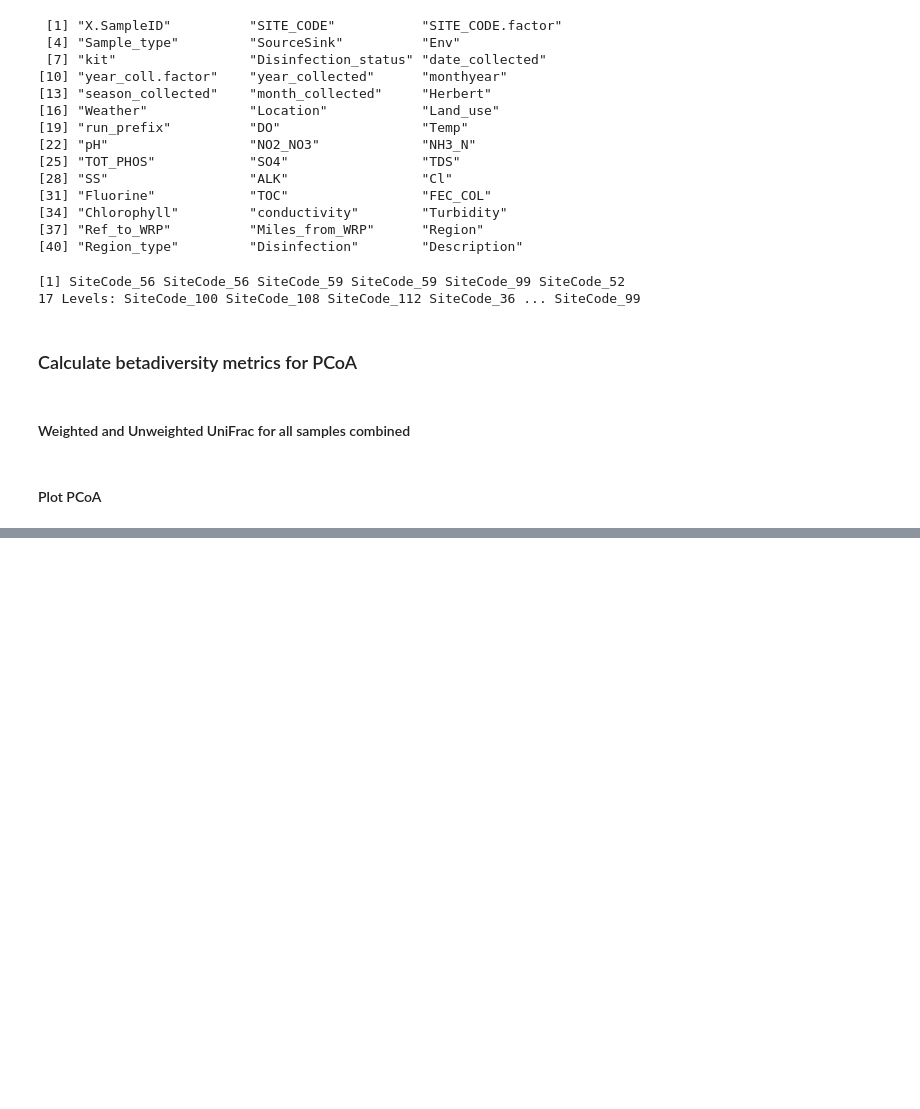
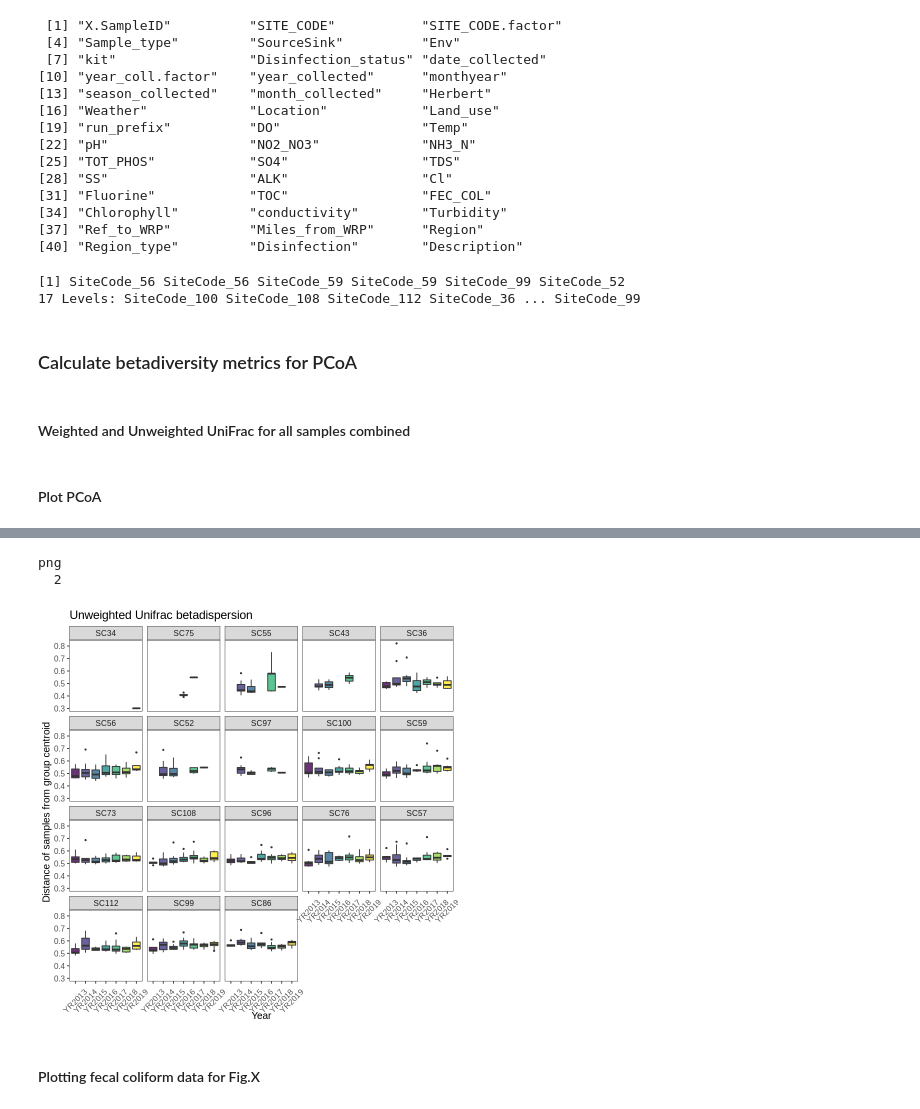
Before and after one commit to hollylutz/CAWS, a Jupyter notebook: CAWS_betadiversity.ipynb, the cells around one changed output, grey strips where cells are left out. Cells and saved outputs as stored; diff of their text form; code cells hidden in the pictures; blank space fills up the shorter version.

```diff
--- a/CAWS_betadiversity.ipynb
+++ b/CAWS_betadiversity.ipynb
@@ -305,0 +298,6 @@ png
+# %%
+#Estimate betadispersion - eighted unifrac
+beta.disp.uf = betadisper(unif.dist,group = sample_data(ps.t)$SITE_CODE.factor)
+beta.disp.uf = beta.disp.uf$distances
+beta.disp.uf = data.frame(d = beta.disp.uf, X.SampleID = names(beta.disp.uf))
+beta.disp.uf2 = left_join(beta.disp.uf, sample_tab, by="X.SampleID")
@@ -305,0 +331,39 @@ png
+# %%
+#This code will arrange your values by the mean betadispersion so the boxplots look nice;
+#Need to be careful if color codes matter, may want to manually color if so
+avg_obs <- aggregate(d ~ SITE_CODE.factor, data = beta.disp.uf2, mean)
+beta.disp.uf2$SITE_CODE.factor <-factor(beta.disp.uf2$SITE_CODE.factor, levels=avg_obs[order(avg_obs$d), "SITE_CODE.factor"])
+# %%
+p = ggplot(beta.disp.uf2, aes(x = year_coll.factor, y = d, fill = year_coll.factor)) + ggtitle("Unweighted Unifrac betadispersion")
+
+p = p + geom_boxplot(outlier.stroke = 0.2, outlier.shape=20) +
+        ylab("Distance of samples from group centroid ") +
+        xlab("Year") #+
+        #scale_y_continuous(limits=c(0,0.2))
+        #coord_flip(ylim = c(0,1))
+
+p = p + scale_fill_viridis(discrete=TRUE, alpha=0.8)
+
+p = p + theme_bw() + theme(text=element_text(size=12, color="black",family = "Arial"),
+                           legend.key = element_blank(),
+                           panel.grid.major = element_blank(),
+                           panel.grid.minor = element_blank(),
+                           legend.position="none",
+                           axis.text.x=element_text(angle=45,vjust=0.4))
+                           #axis.title.x=element_blank(),
+                           #axis.title.y=element_text(margin=margin(0,10,0,0)))
+
+#p = p + geom_hline(yintercept = 0.1975)
+p = p + facet_wrap(~SITE_CODE.factor)
+
+p
+
+png('/home/holutz/projects/CAWS/unifrac/unif.bdisp.year_by_site.png', width=8, height=8, units='in', res=500)
+plot(p)
+dev.off()
+# %% [output]
+png
+  2
+[figure, added]
+# %% [markdown]
+#### Plotting fecal coliform data for Fig.X
```
Also changed, not shown: parts of 24 cells of this notebook.
